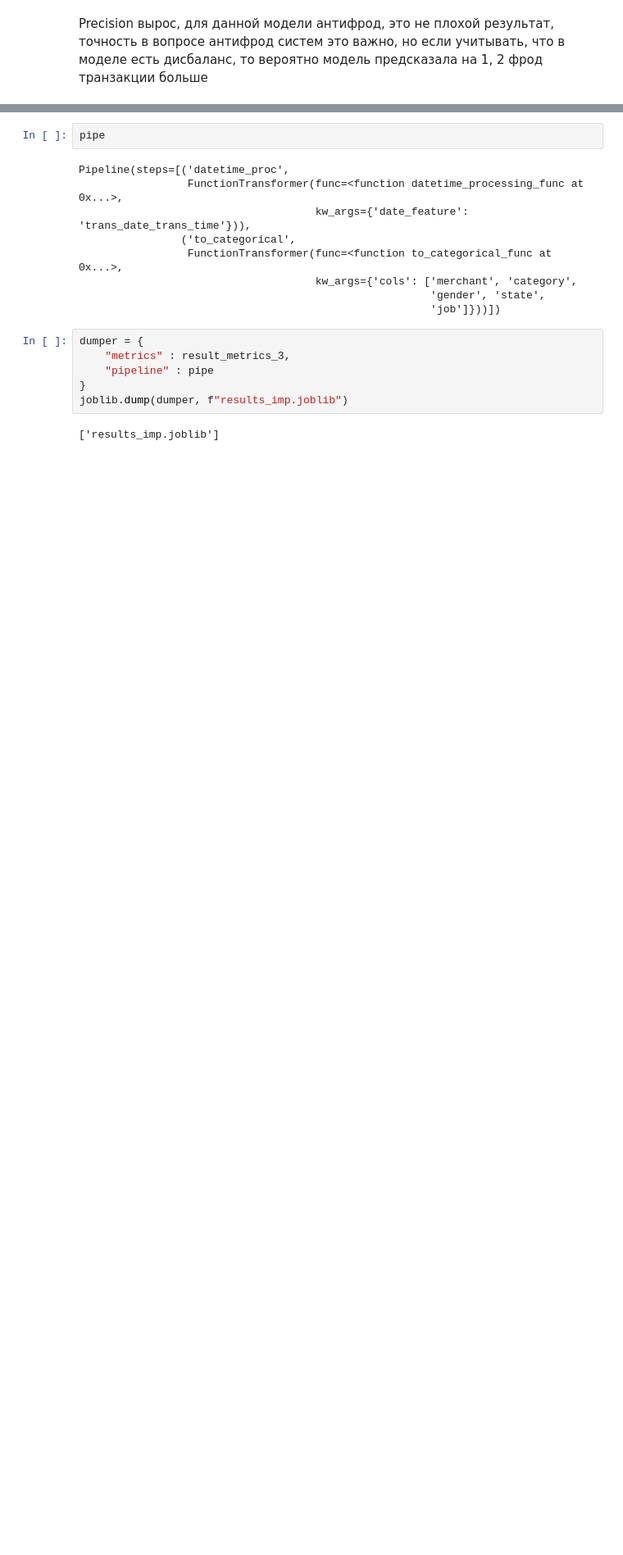
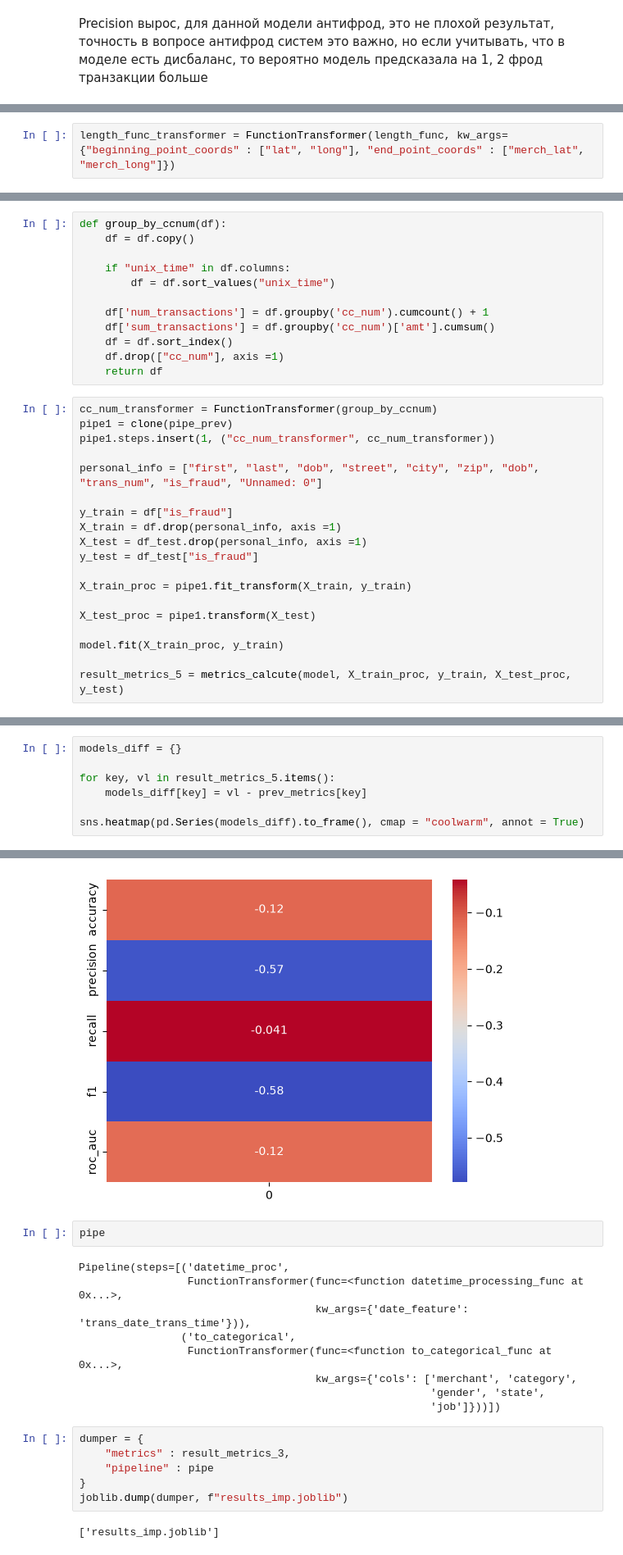
Before and after one commit to MaksaTaksa/Classification-Antifraud, a Jupyter notebook: improvments.ipynb, the cells around one changed output, grey strips where cells are left out. Shown at 82% size. Saved outputs shown, nothing was run; the diff lists cells and outputs as text; blank space fills up the shorter version.

```diff
--- a/improvments.ipynb
+++ b/improvments.ipynb
@@ -307,0 +376,2 @@ check_df[(check_df["mask"] == False) & (check_df["is_fraud"] == 1)].shape
+# %%
+length_func_transformer = FunctionTransformer(length_func, kw_args={"beginning_point_coords" : ["lat", "long"], "end_point_coords" : ["merch_lat", "merch_long"]})
@@ -307,0 +418,31 @@ check_df[(check_df["mask"] == False) & (check_df["is_fraud"] == 1)].shape
+# %%
+def group_by_ccnum(df):
+    df = df.copy()
+
+    if "unix_time" in df.columns:
+        df = df.sort_values("unix_time")
+
+    df['num_transactions'] = df.groupby('cc_num').cumcount() + 1
+    df['sum_transactions'] = df.groupby('cc_num')['amt'].cumsum()
+    df = df.sort_index()
+    df.drop(["cc_num"], axis =1)
+    return df
+# %%
+сс_num_transformer = FunctionTransformer(group_by_ccnum)
+pipe1 = clone(pipe_prev)
+pipe1.steps.insert(1, ("сс_num_transformer", сс_num_transformer))
+
+personal_info = ["first", "last", "dob", "street", "city", "zip", "dob", "trans_num", "is_fraud", "Unnamed: 0"]
+
+y_train = df["is_fraud"]
+X_train = df.drop(personal_info, axis =1)
+X_test = df_test.drop(personal_info, axis =1)
+y_test = df_test["is_fraud"]
+
+X_train_proc = pipe1.fit_transform(X_train, y_train)
+
+X_test_proc = pipe1.transform(X_test)
+
+model.fit(X_train_proc, y_train)
+
+result_metrics_5 = metrics_calcute(model, X_train_proc, y_train, X_test_proc, y_test)
@@ -307,0 +474,8 @@ check_df[(check_df["mask"] == False) & (check_df["is_fraud"] == 1)].shape
+# %%
+models_diff = {}
+
+for key, vl in result_metrics_5.items():
+    models_diff[key] = vl - prev_metrics[key]
+
+sns.heatmap(pd.Series(models_diff).to_frame(), cmap = "coolwarm", annot = True)
+# %% [output]
@@ -308,3 +483,4 @@ check_df[(check_df["mask"] == False) & (check_df["is_fraud"] == 1)].shape
+[figure, added]
 # %%
 pipe
 # %% [output]
```
Also changed, not shown: parts of 40 cells of this notebook, 2 other files.
